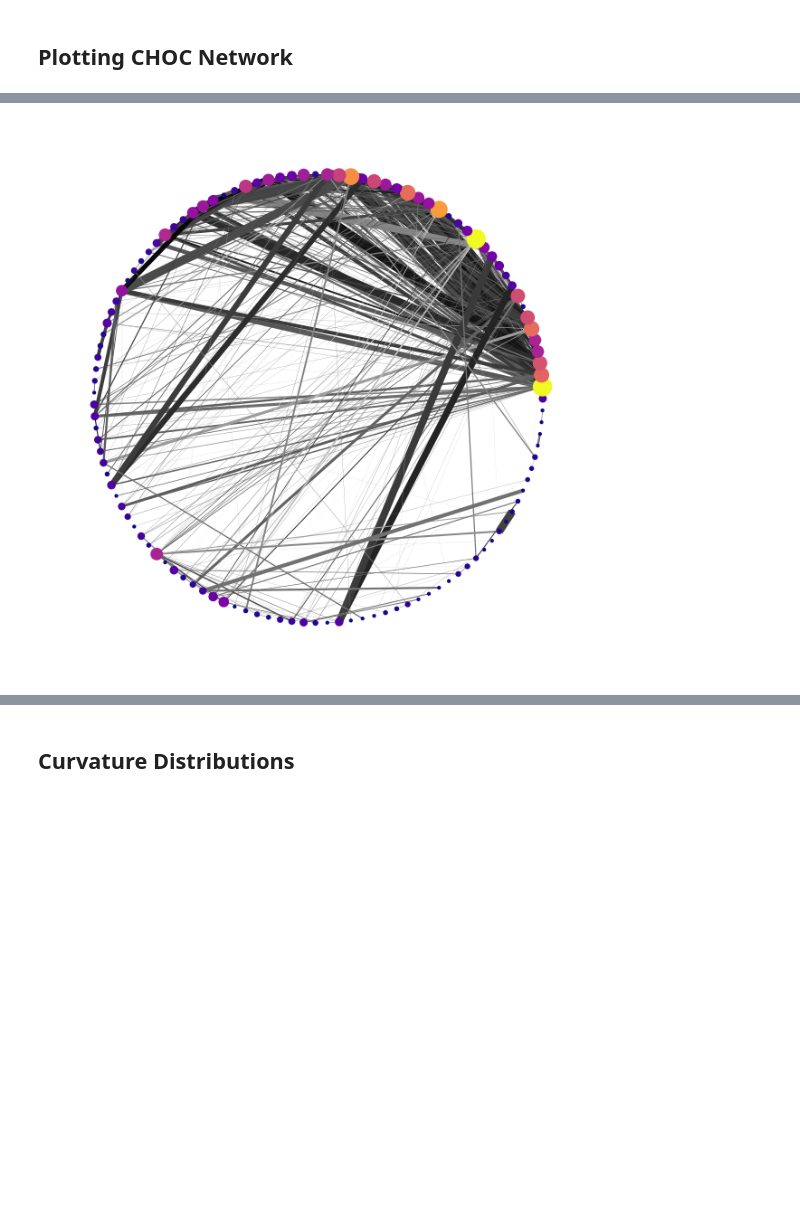
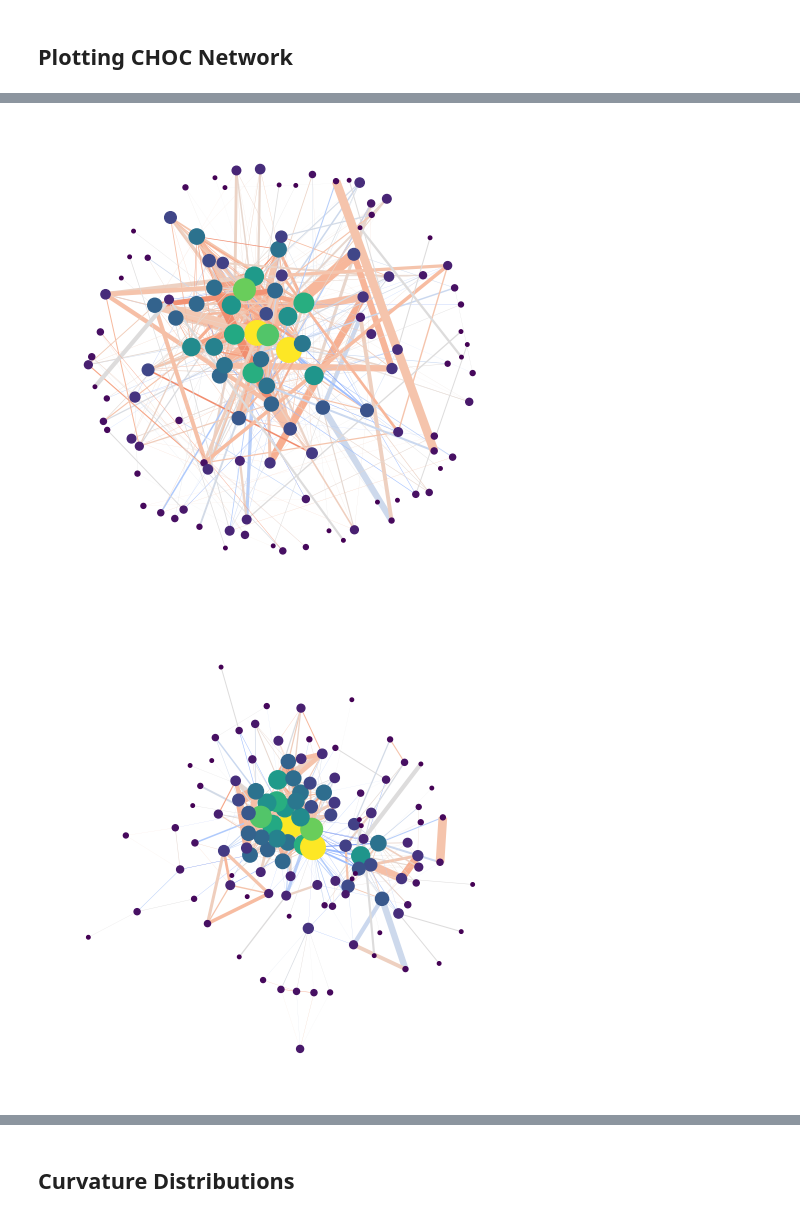
Before and after one commit to aidos-lab/apparent, a Jupyter notebook: notebooks/visualization.ipynb, the cells around one changed output, grey strips where cells are left out. Saved outputs shown, nothing was run; the diff lists cells and outputs as text; code cells hidden in the pictures; blank space fills up the shorter version.

Commit message:
santa ana graph viz

```diff
--- a/notebooks/visualization.ipynb
+++ b/notebooks/visualization.ipynb
@@ -190,14 +179,12 @@ columns_dict
 # %%
 # CHOC Network properties
 choc_hsa = 5218
-choc_network = "../outputs/santa_ana_graph.pkl"
-
-df = pd.read_pickle("../outputs/all_features2.pkl")
+choc_network = "../data/2017_US_Networks/santa_ana_graph.pkl"
 
 with open(choc_network, "rb") as f:
     G = pickle.load(f)
 
-choc_curvature = df.query("hsanum == @choc_hsa").OR_0.values[0]
+#choc_curvature = df.query("hsanum == @choc_hsa").OR_0.values[0]
 # %%
 pos = nx.circular_layout(G)
 
@@ -217,5 +214,23 @@ weights = [max(G[u][v]['a2b'],G[u][v]['b2a'])/20 for u,v in G.edges()]
 # %%
-plt.figure(figsize=(6, 6))
-nx.draw(G, pos, node_size=cent_sizes, with_labels=False,node_color=n_color, cmap=plt.cm.plasma,width=weights,edge_color=choc_curvature,edge_cmap=plt.cm.Greys)
+sG = G
+sG_centrality = nx.degree_centrality(sG)
+sG_cent_sizes = [sG_centrality[node] * 750 for node in sG.nodes()] #Scale Visually
+sG_n_color = np.asarray([degrees[n] for n in sG.nodes()])
+pos1 = nx.fruchterman_reingold_layout(sG, k=1.2, seed=42)
+pos2 = nx.kamada_kawai_layout(sG, scale=1000)
+pos3 = nx.circular_layout(sG)
+for idx,pos in enumerate([pos1, pos2, pos3]):
+    fig, ax = plt.subplots(1,1,figsize=(6, 6))
+    nx.draw_networkx_nodes(sG,
+            pos=pos, node_size=sG_cent_sizes,node_color=sG_n_color,
+                          )
+    sG_weights = [max(G[u][v]['a2b'],G[u][v]['b2a'])/20 for u,v in sG.edges()]
+    MMS = MinMaxScaler()
+    nx.draw_networkx_edges(sG, pos=pos, width=sG_weights, edge_color=df.query("hsanum == @choc_hsa").OR_0.iloc[0],
+                           edge_cmap=plt.cm.coolwarm, edge_vmax=1.3, edge_vmin=-1.3
+                          )
+    ax.set_axis_off()
+    plt.savefig(f"../figures/santa-ana_layout-{idx}.pdf", bbox_inches="tight", transparent=True)
 # %% [output]
-[figure, old version]
+[figure, new version]
+[figure, added]
```
Also changed, not shown: parts of 4 cells of this notebook, 3 other files.
